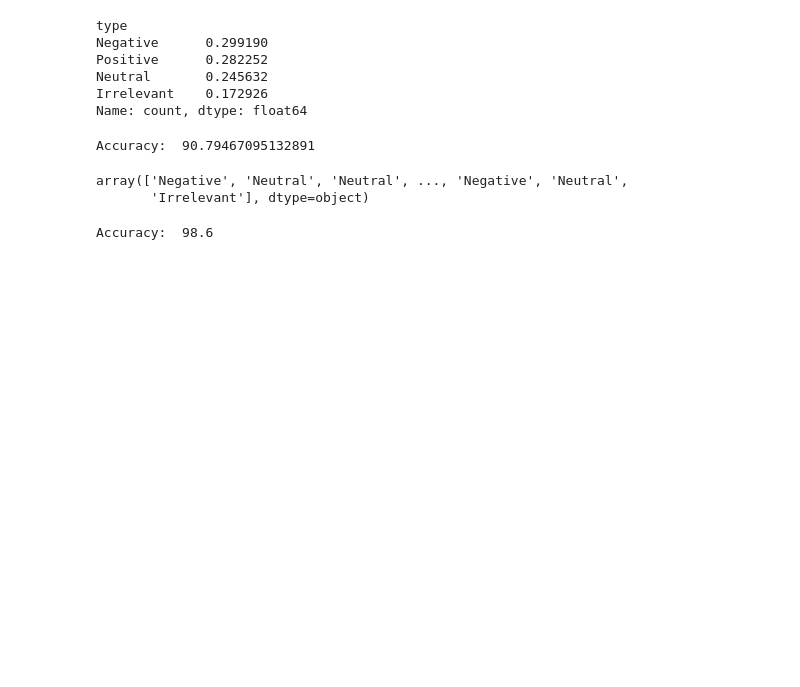
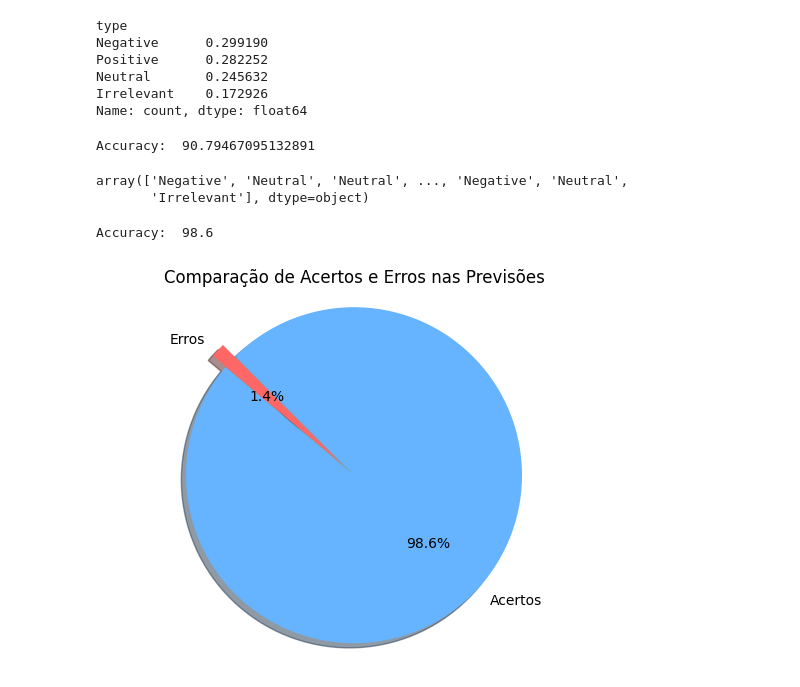
Before and after one commit to Gustavornd/IA, a Jupyter notebook: Teste.ipynb, the cells around one changed output. Cells and saved outputs as stored; diff of their text form; code cells hidden in the pictures; blank space fills up the shorter version.

```diff
--- a/Teste.ipynb
+++ b/Teste.ipynb
@@ -159,12 +145,12 @@ Neutral       0.245632
 Irrelevant    0.172926
 Name: count, dtype: float64
 # %%
-model2 = LogisticRegression(C=0.9, solver="liblinear",max_iter=1500)
+model = LogisticRegression(C=0.9, solver="liblinear",max_iter=1500)
 # Logistic regression
-model2.fit(X_train_bow, y_train_bow)
+model.fit(X_train_bow, y_train_bow)
 # Prediction
-test_pred_2 = model2.predict(X_test_bow)
-print("Accuracy: ", accuracy_score(y_test_bow, test_pred_2) * 100)
+test_pred = model.predict(X_test_bow)
+print("Accuracy: ", accuracy_score(y_test_bow, test_pred) * 100)
 # %% [output]
 Accuracy:  90.79467095132891
 # %%
@@ -174,8 +160,10 @@ test_pred_2
 array(['Negative', 'Neutral', 'Neutral', ..., 'Negative', 'Neutral',
        'Irrelevant'], dtype=object)
 # %%
+
+# Application of the Logistic Regression model to validation data.
 y_val_bow = val_data['type']
-Val_pred_2 = model2.predict(X_val_bow)
-print("Accuracy: ", accuracy_score(y_val_bow, Val_pred_2) * 100)
+Val_pred = model.predict(X_val_bow)
+print("Accuracy: ", accuracy_score(y_val_bow, Val_pred) * 100)
 # %% [output]
 Accuracy:  98.6
@@ -181,0 +174,19 @@ Accuracy:  98.6
+# %%
+match = y_val_bow == Val_pred
+# %%
+results = match.value_counts()
+acertos = results[True] if True in results else 0
+erros = results[False] if False in results else 0
+
+
+labels = ['Acertos', 'Erros']
+sizes = [acertos, erros]
+colors = ['#66b3ff', '#ff6666']
+explode = (0.1, 0)
+
+plt.pie(sizes, explode=explode, labels=labels, colors=colors, autopct='%1.1f%%', shadow=True, startangle=140)
+plt.axis('equal')
+plt.title('Comparação de Acertos e Erros nas Previsões')
+plt.show()
+# %% [output]
+[figure, added]
```
Also changed, not shown: parts of 6 cells of this notebook, 2 other files.
